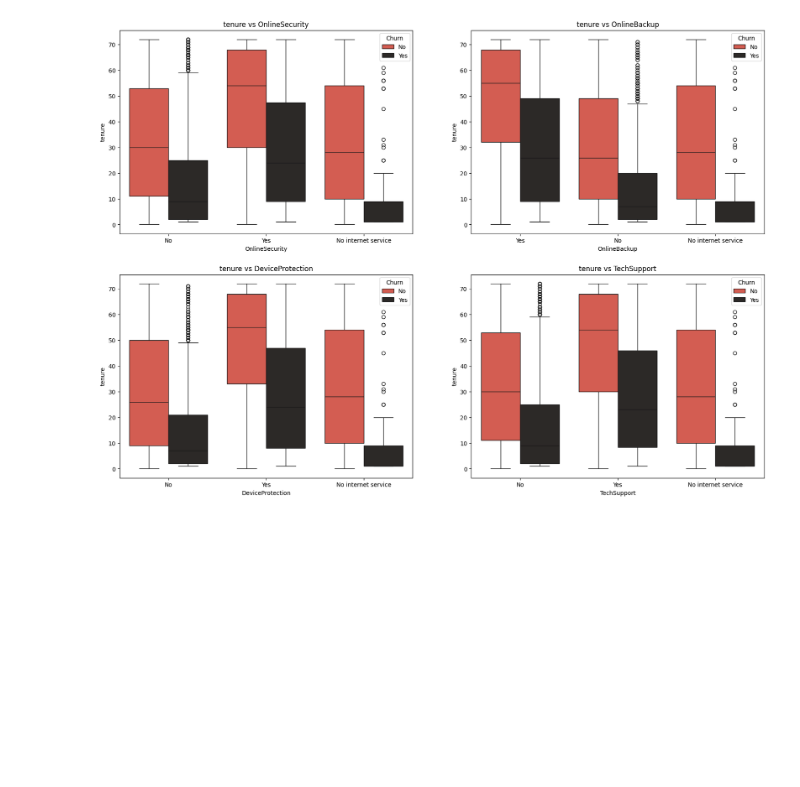
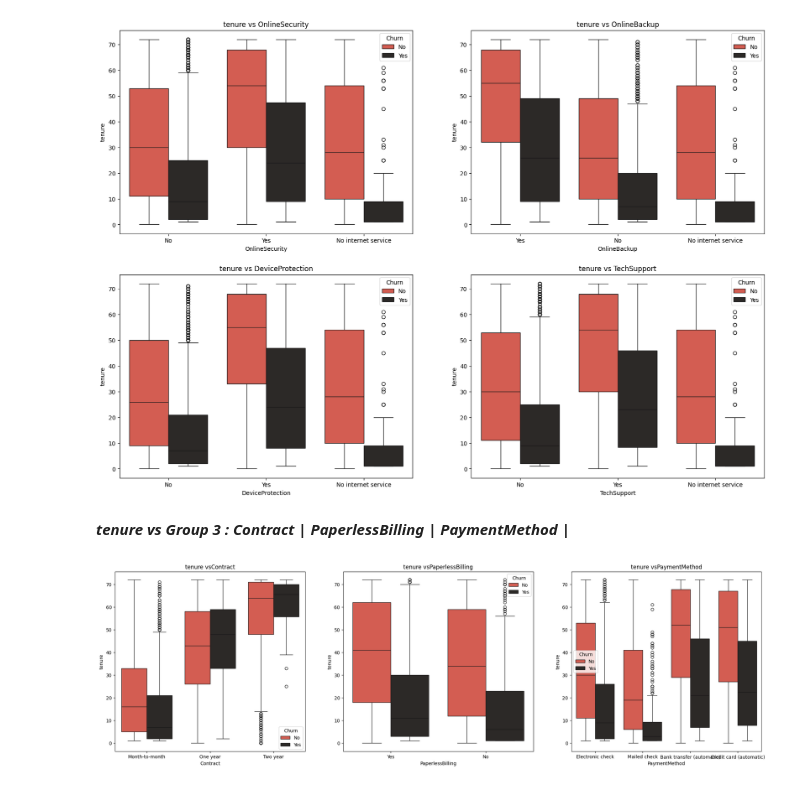
Before and after one commit to Bhupendra-glitch/Customer-Segmentation-Retention, a Jupyter notebook: Telco_Customer_Churn.ipynb, the cells around one changed output. Saved outputs shown, nothing was run; the diff lists cells and outputs as text; code cells hidden in the pictures; blank space fills up the shorter version.

```diff
--- a/Telco_Customer_Churn.ipynb
+++ b/Telco_Customer_Churn.ipynb
@@ -649,3 +649,13 @@ for i in range(len(l2[-4:])):
     plt.title('tenure vs ' + l2[i-4]);
 # %% [output]
 [figure]
+# %% [markdown]
+***tenure vs Group 3 : Contract | PaperlessBilling | PaymentMethod |***
+# %%
+fig = plt.subplots(nrows = 1, ncols = 3, figsize = (25,7))
+for i in range(len(l3)):
+  plt.subplot(1,3,i + 1)
+  ax = sns.boxplot(x = l3[i], y = 'tenure', data = data, hue = 'Churn', palette = colors);
+  plt.title('tenure vs' + l3[i])
+# %% [output]
+[figure, added]
```
Also changed, not shown: parts of 32 cells of this notebook.
